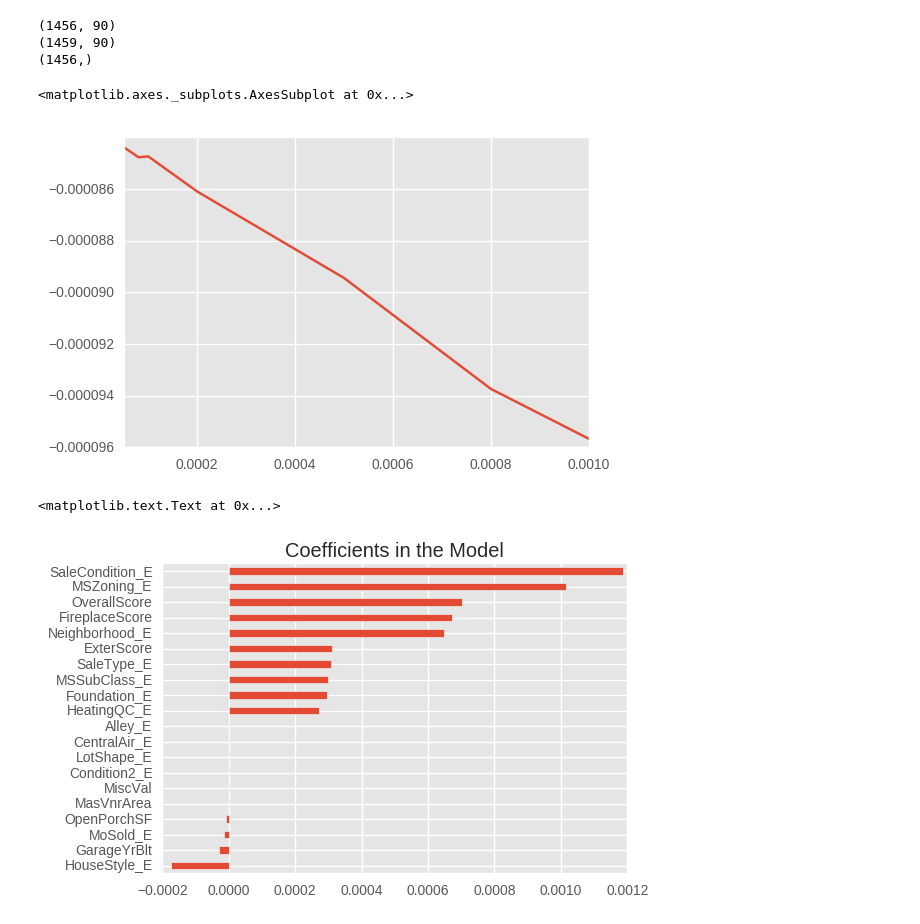
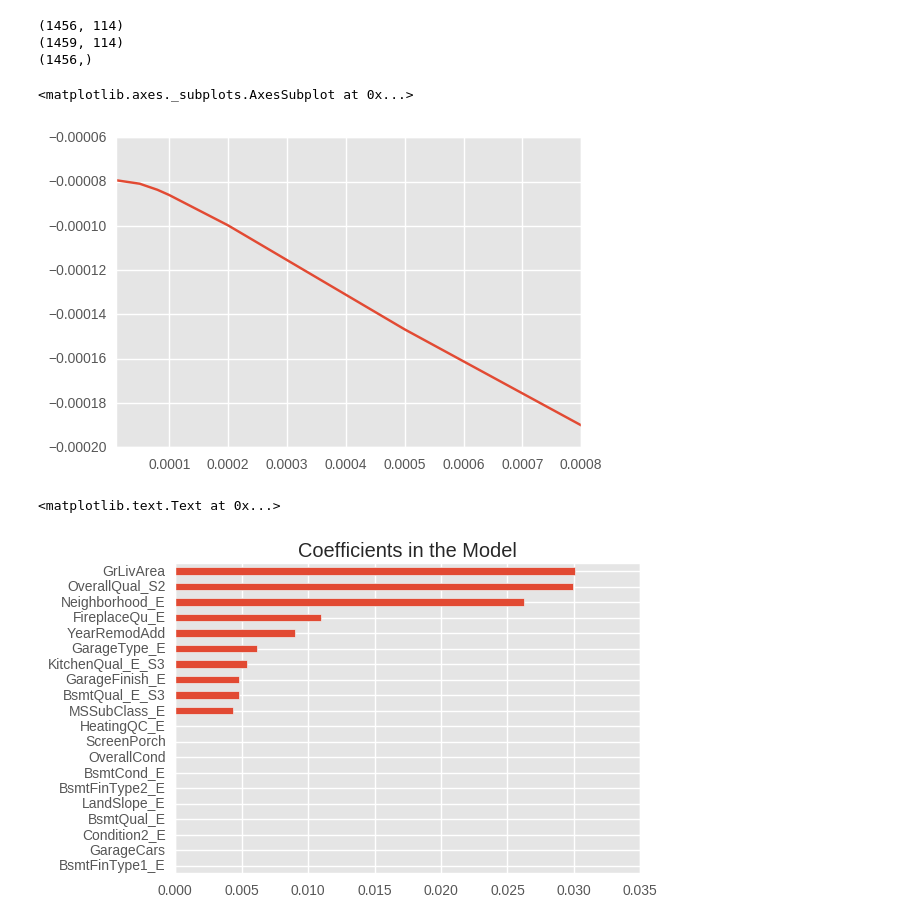
Before and after one commit to dolremi/Housing_Price, a Jupyter notebook: notebook/Linear model.ipynb, the cells around one changed output. Saved outputs shown, nothing was run; the diff lists cells and outputs as text; code cells hidden in the pictures.

Commit message:
Add polynomial and standardlized data

```diff
--- a/notebook/Linear model.ipynb
+++ b/notebook/Linear model.ipynb
@@ -11,14 +11,14 @@ import json
 import pickle
 warnings.filterwarnings('ignore')
 # %%
-X_train, X_test, y  = DataStream.read_for_learn("data.json", "2-20Submit")
+X_train, X_test, y  = DataStream.read_for_learn("data.json", "2-20Submit-Polynomal")
 # %%
 print(X_train.shape)
 print(X_test.shape)
 print(y.shape)
 # %% [output]
-(1456, 90)
-(1459, 90)
+(1456, 114)
+(1459, 114)
 (1456,)
 # %%
 y = np.log1p(y)
@@ -36,12 +36,12 @@ def rmse_cv(model, X, y):
      return (cross_val_score(model, X, y, scoring=scorer)).mean()
 # %%
 from sklearn.linear_model import Lasso
-alphas = [5e-5, 8e-5, 1e-4,2e-4,  5e-4,8e-4, 1e-3]
+alphas = [1e-5, 5e-5, 8e-5, 1e-4,2e-4, 5e-4, 8e-4]
 cv_lasso = [rmse_cv(Lasso(alpha = alpha, max_iter=50000), X_train, y) for alpha in alphas]
 pd.Series(cv_lasso, index = alphas).plot()
 # %% [output]
 <matplotlib.axes._subplots.AxesSubplot at 0x...>
-[figure, old version]
+[figure, new version]
 # %%
 model = Lasso(alpha = 8e-4, max_iter =  50000).fit(X_train, y)
 # %%
@@ -51,7 +51,7 @@ imp_coef.plot(kind = "barh")
 plt.title("Coefficients in the Model")
 # %% [output]
 <matplotlib.text.Text at 0x...>
-[figure, old version]
+[figure, new version]
 # %%
 p_pred = np.expm1(model.predict(X_train))
 plt.scatter(p_pred, np.expm1(y))
```
Also changed, not shown: parts of 1 cell of this notebook, 5 other files.
